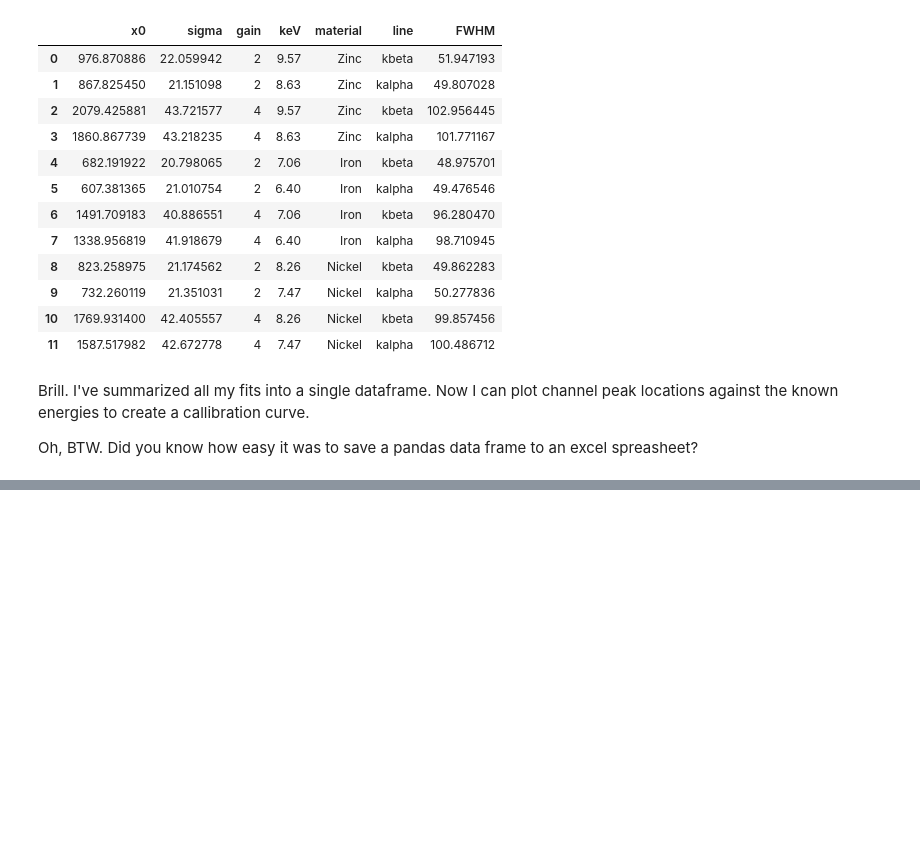
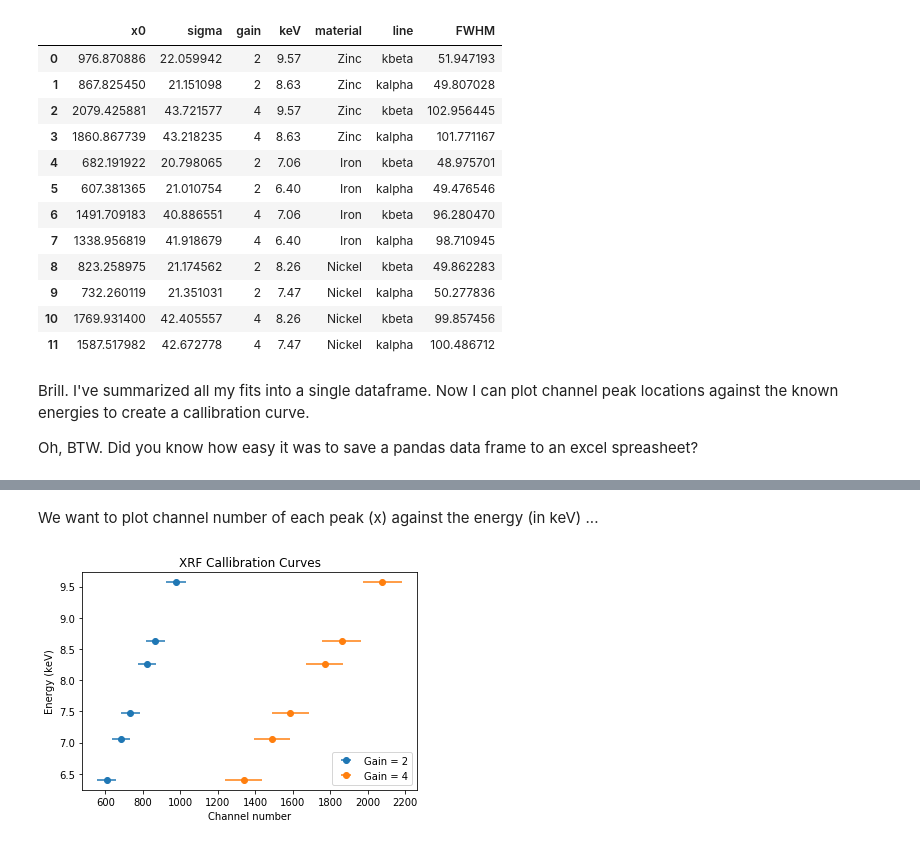
Before and after one commit to rtreharne/XRF, a Jupyter notebook: HiPy for Second Year Physics | XRF Workbook.ipynb, the cells around one changed output, grey strips where cells are left out. Drawn from its saved outputs; the diff is of its cells as text; code cells hidden in the pictures; blank space fills up the shorter version.

```diff
--- a/HiPy for Second Year Physics | XRF Workbook.ipynb
+++ b/HiPy for Second Year Physics | XRF Workbook.ipynb
@@ -446,0 +437,36 @@ plt.show()
+# %%
+# Let's look at the gain=2 data in the summary table above
+gain_2 = summary_table[summary_table['gain']==2]
+
+gain_4 = summary_table[summary_table['gain']==4]
+# %% [markdown]
+We want to plot channel number of each peak (x) against the energy (in keV) ...
+# %%
+# get your x list
+x2 = gain_2['x0']
+x4 = gain_4['x0']
+
+
+# use FWHM values as your xerror values
+xerr2 = gain_2['FWHM']
+xerr4 = gain_4['FWHM']
+
+# get your y list
+y2 = gain_2['keV']
+y4 = gain_4['keV']
+
+# create a figure
+fig, ax = plt.subplots()
+
+# To create a scatterplot with error bars use the 'errorbar' chart type from matplotlib
+ax.errorbar(x2, y2, xerr=xerr2, label='Gain = 2', fmt='o')
+ax.errorbar(x4, y4, xerr=xerr4, label='Gain = 4', fmt='o')
+
+ax.set_xlabel("Channel number")
+ax.set_ylabel("Energy (keV)")
+ax.set_title("XRF Callibration Curves")
+
+ax.legend()
+plt.show()
+# %% [output]
+[figure, added]
```
Also changed, not shown: parts of 20 cells of this notebook, 10 other files.
